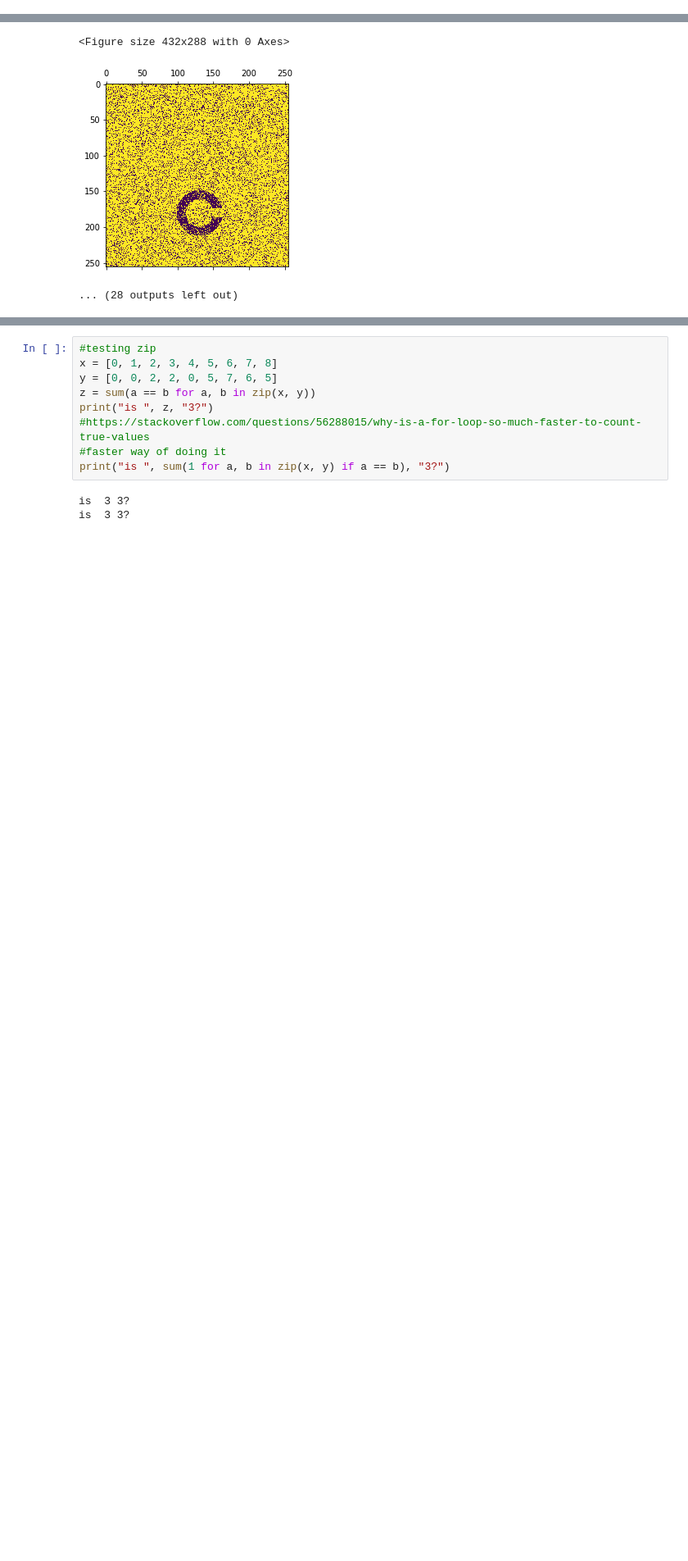
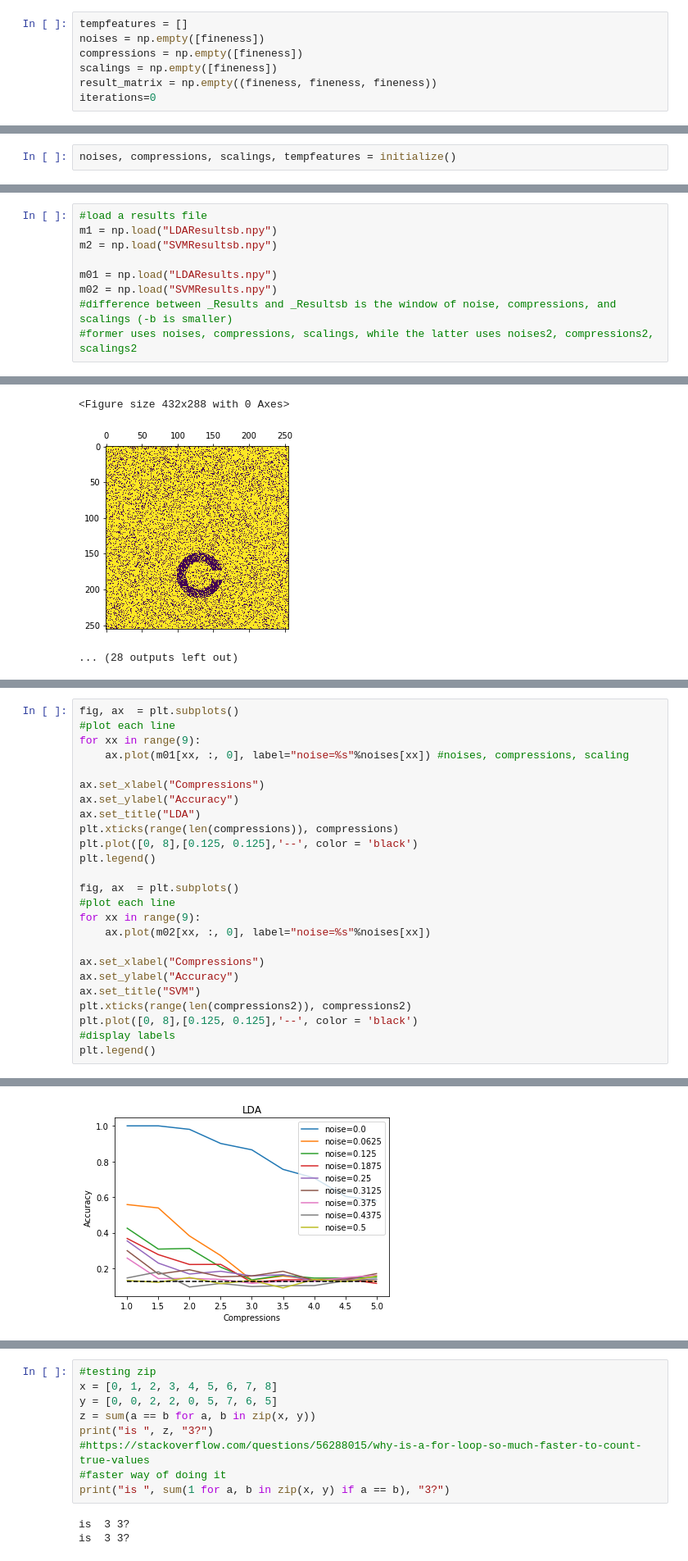
Before and after one commit to jonluntzel/VisualStimuli, a Jupyter notebook: Acuity2.ipynb, the cells around one changed output, grey strips where cells are left out. Shown at 82% size. Saved outputs shown, nothing was run; the diff lists cells and outputs as text; blank space fills up the shorter version.

```diff
--- a/Acuity2.ipynb
+++ b/Acuity2.ipynb
@@ -59,3 +68,10 @@ for i in range(0,9):
 print(B)
 # %% [output]
 ['000', '001', '002', '003', '004', '005', '006', '007', '008', '010', '011', '012', '013', '014', '015', '016', '017', '018', '020', '021', '022', '023', '024', '025', '026', '027', '028', '030', '03 ...
+# %%
+tempfeatures = []
+noises = np.empty([fineness])
+compressions = np.empty([fineness])
+scalings = np.empty([fineness])
+result_matrix = np.empty((fineness, fineness, fineness))
+iterations=0
@@ -61,0 +192,2 @@ print(B)
+# %%
+noises, compressions, scalings, tempfeatures = initialize()
@@ -324,0 +244,9 @@ np.save("SVMResultsb", result_matrix)
+# %%
+#load a results file
+m1 = np.load("LDAResultsb.npy")
+m2 = np.load("SVMResultsb.npy")
+
+m01 = np.load("LDAResults.npy")
+m02 = np.load("SVMResults.npy")
+#difference between _Results and _Resultsb is the window of noise, compressions, and scalings (-b is smaller)
+#former uses noises, compressions, scalings, while the latter uses noises2, compressions2, scalings2
@@ -344,0 +286,26 @@ for i in range(0, 20): #4*repeats
+# %%
+fig, ax  = plt.subplots()
+#plot each line
+for xx in range(9):
+    ax.plot(m01[xx, :, 0], label="noise=%s"%noises[xx]) #noises, compressions, scaling
+
+ax.set_xlabel("Compressions")
+ax.set_ylabel("Accuracy")
+ax.set_title("LDA")
+plt.xticks(range(len(compressions)), compressions)
+plt.plot([0, 8],[0.125, 0.125],'--', color = 'black')
+plt.legend()
+
+fig, ax  = plt.subplots()
+#plot each line
+for xx in range(9):
+    ax.plot(m02[xx, :, 0], label="noise=%s"%noises[xx])
+
+ax.set_xlabel("Compressions")
+ax.set_ylabel("Accuracy")
+ax.set_title("SVM")
+plt.xticks(range(len(compressions2)), compressions2)
+plt.plot([0, 8],[0.125, 0.125],'--', color = 'black')
+#display labels
+plt.legend()
+# %% [output]
@@ -344,0 +313 @@ for i in range(0, 20): #4*repeats
+[figure, added]
```
Also changed, not shown: parts of 41 cells of this notebook.
